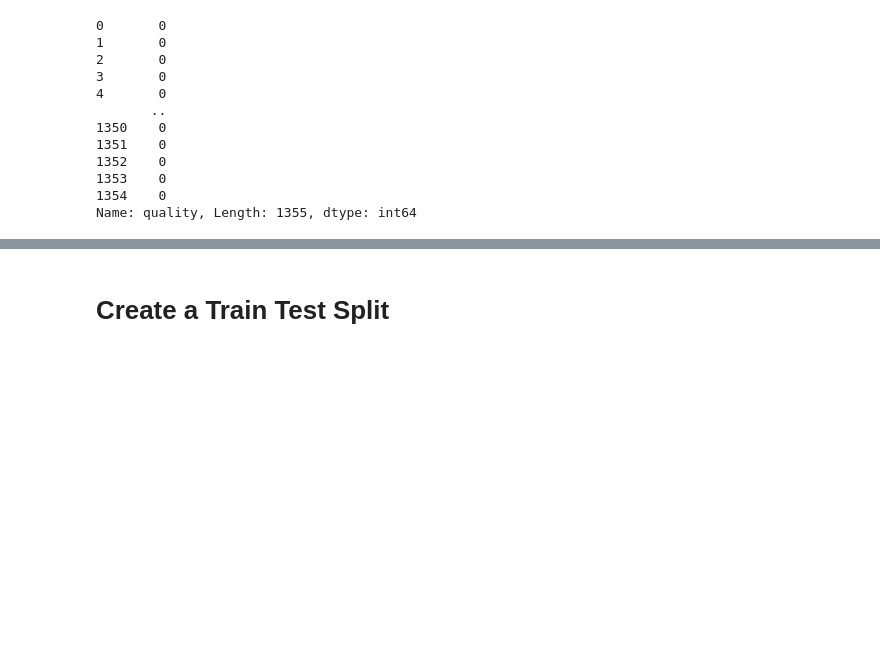
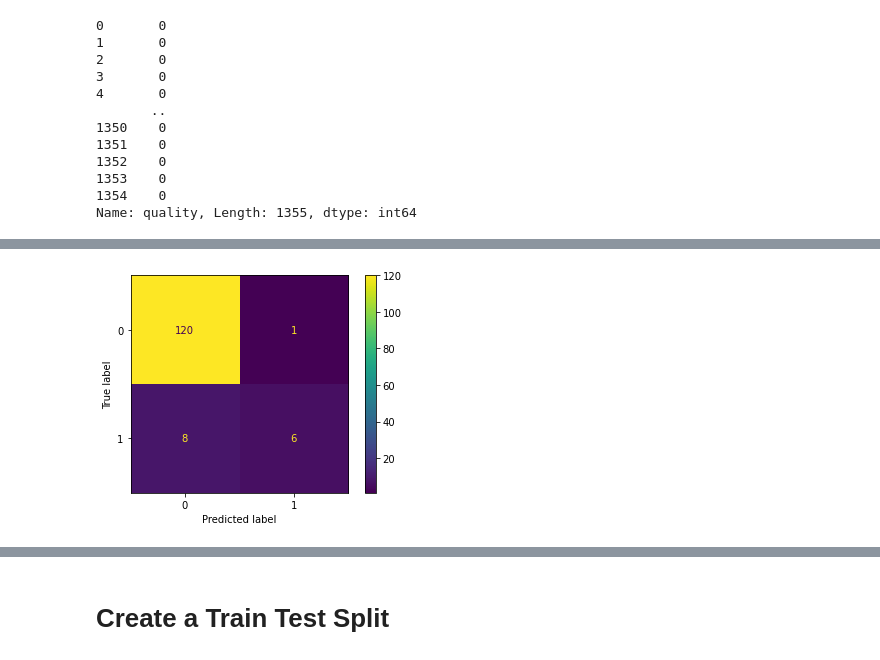
Before and after one commit to josiedeleon/Final-Project, a Jupyter notebook: Notebooks/XGBoost_Red.ipynb, the cells around one changed output, grey strips where cells are left out. Drawn from its saved outputs; the diff is of its cells as text; code cells hidden in the pictures; blank space fills up the shorter version.

```diff
--- a/Notebooks/XGBoost_Red.ipynb
+++ b/Notebooks/XGBoost_Red.ipynb
@@ -87,6 +87,6 @@ Name: quality, Length: 1355, dtype: int64
 
 from sklearn.model_selection import train_test_split
 X_train, X_, y_train, y_ = train_test_split(X,y,train_size=.7,random_state=3)
-X_val,X_test, y_val, y_test = train_test_split(X_,y_,test_size=.332,random_state=3)
+X_val,X_test, y_val, y_test = train_test_split(X_,y_,test_size=.33,random_state=3)
 X_train.shape, X_val.shape, X_test.shape, y_train.shape, y_val.shape, y_test.shape
 # %% [output]
@@ -144,0 +174,8 @@ Final result: 0.9264705882352942
+# %%
+from sklearn.metrics import plot_confusion_matrix
+import matplotlib.pyplot as plt
+
+plot_confusion_matrix(best_xgb_cl, X_test, y_test)
+plt.show()
+# %% [output]
+[figure, added]
```
Also changed, not shown: parts of 17 cells of this notebook, 1 other file.
